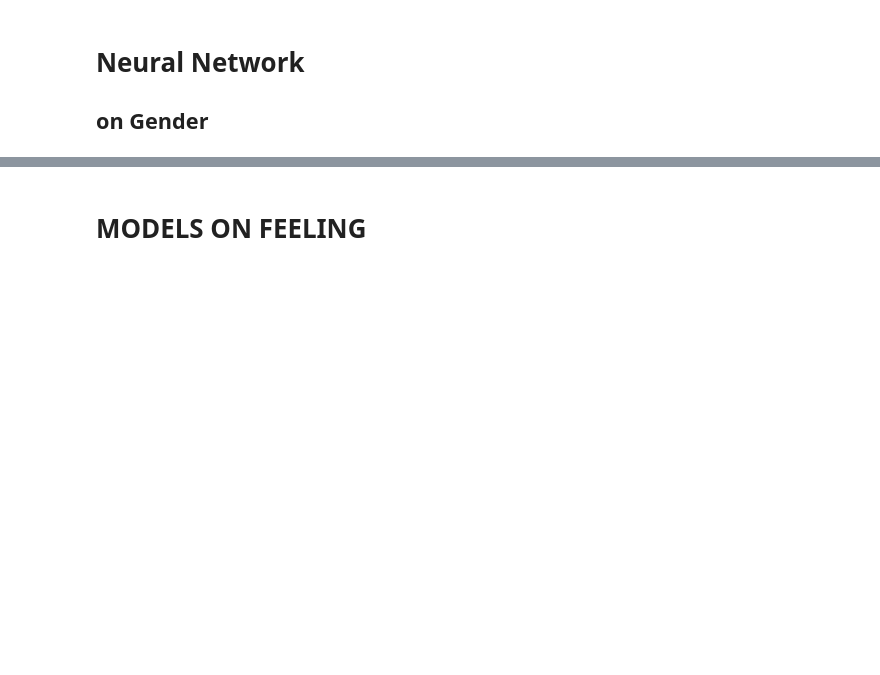
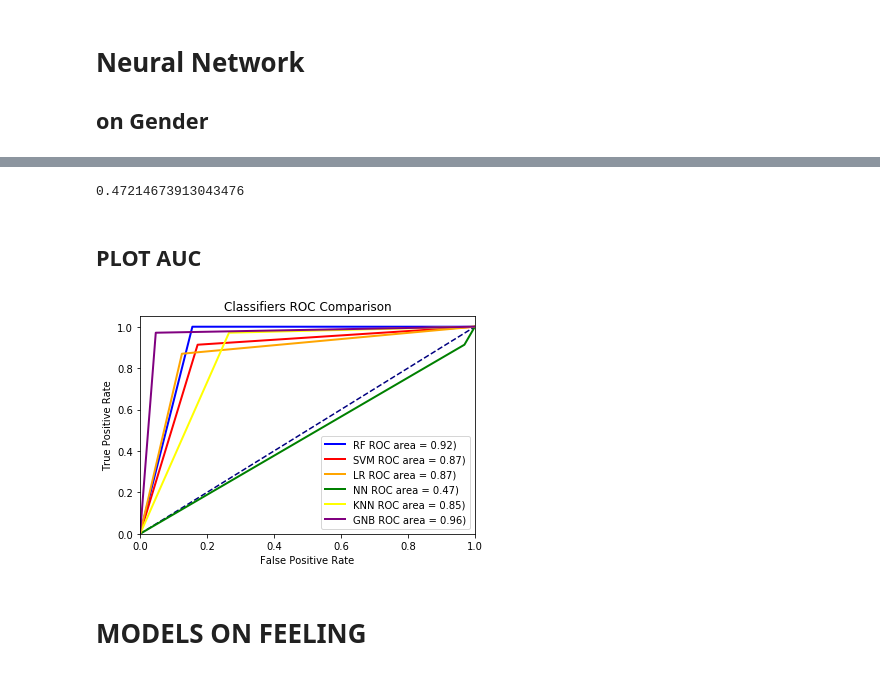
Before and after one commit to giulianosoced/StatLearnVoices, a Jupyter notebook: code.ipynb, the cells around one changed output, grey strips where cells are left out. Cells and saved outputs as stored; diff of their text form; code cells hidden in the pictures; blank space fills up the shorter version.

```diff
--- a/code.ipynb
+++ b/code.ipynb
@@ -347,0 +354,5 @@ LR.score(X_test,y_test)
+# %%
+model_KNN = KNeighborsClassifier(n_neighbors = 1, metric = 'cityblock')
+model_KNN.fit(X_train, y_train)
+KNN_predictions = model_KNN.predict(X_test)
+model_KNN.score(X_test,y_test)
@@ -347,0 +361,4 @@ LR.score(X_test,y_test)
+# %%
+false_positive_rate_KNN, true_positive_rate_KNN, thresholds_KNN = roc_curve(y_test, KNN_predictions)
+roc_auc_KNN= auc(false_positive_rate_KNN, true_positive_rate_KNN)
+roc_auc_KNN
@@ -351,4 +370,4 @@ LR.score(X_test,y_test)
 # %%
 NN = MLPClassifier(solver='lbfgs', alpha=0.1, hidden_layer_sizes=(5, 2), random_state=1)
 NN.fit(X_train, y_train)
-NN.predict(X_test)
+NN_predictions = NN.predict(X_test)
@@ -366,3 +378,29 @@ NN.score(X_test, y_test)
+# %%
+false_positive_rate_NN, true_positive_rate_NN, thresholds_NN = roc_curve(y_test, NN_predictions)
+roc_auc_NN = auc(false_positive_rate_NN, true_positive_rate_NN)
+roc_auc_NN
+# %% [output]
+0.47214673913043476
+# %% [markdown]
+## PLOT AUC
+# %%
+plt.figure()
+plt.xlabel('False Positive Rate')
+plt.ylabel('True Positive Rate')
+plt.plot([0, 1], [0, 1], color='navy', linestyle='--')
+plt.xlim([0.0, 1.0])
+plt.ylim([0.0, 1.05])
+plt.title('Classifiers ROC Comparison')
+plt.plot(false_positive_rate_RF, true_positive_rate_RF, color='blue', lw=2, label='RF ROC area = %0.2f)' % roc_auc_RF)
+plt.plot(false_positive_rate_svm, true_positive_rate_svm, color='red', lw=2, label='SVM ROC area = %0.2f)' % roc_auc_svm)
+plt.plot(false_positive_rate_LR, true_positive_rate_LR, color='orange', lw=2, label='LR ROC area = %0.2f)' % roc_auc_LR)
+plt.plot(false_positive_rate_NN, true_positive_rate_NN, color='green', lw=2, label='NN ROC area = %0.2f)' % roc_auc_NN)
+plt.plot(false_positive_rate_KNN, true_positive_rate_KNN, color='yellow', lw=2, label='KNN ROC area = %0.2f)' % roc_auc_KNN)
+plt.plot(false_positive_rate_GNB, true_positive_rate_GNB, color='purple', lw=2, label='GNB ROC area = %0.2f)' % roc_auc_GNB)
+plt.legend(loc="lower right")
+plt.show()
+# %% [output]
+[figure, added]
 # %% [markdown]
 # MODELS ON FEELING
 # %%
```
Also changed, not shown: parts of 52 cells of this notebook.
